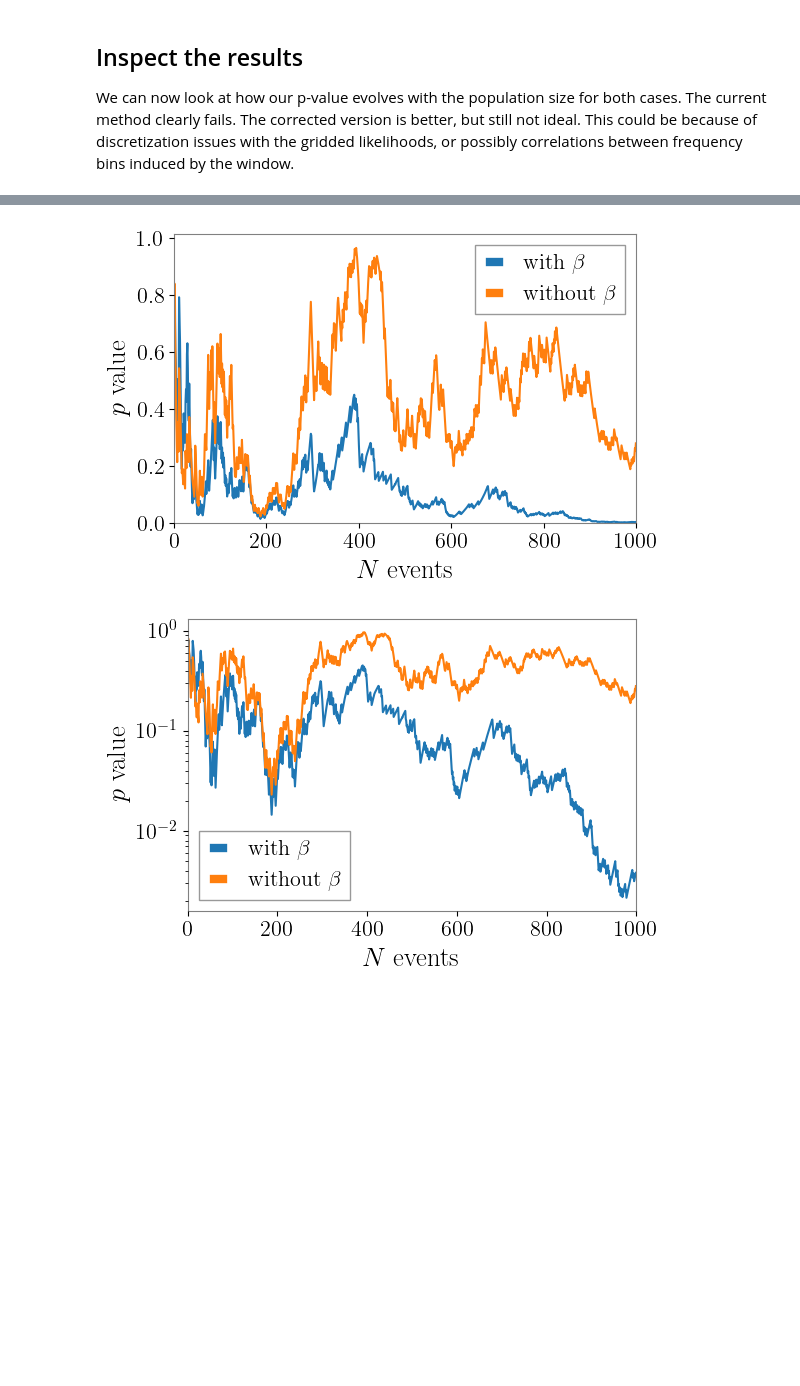
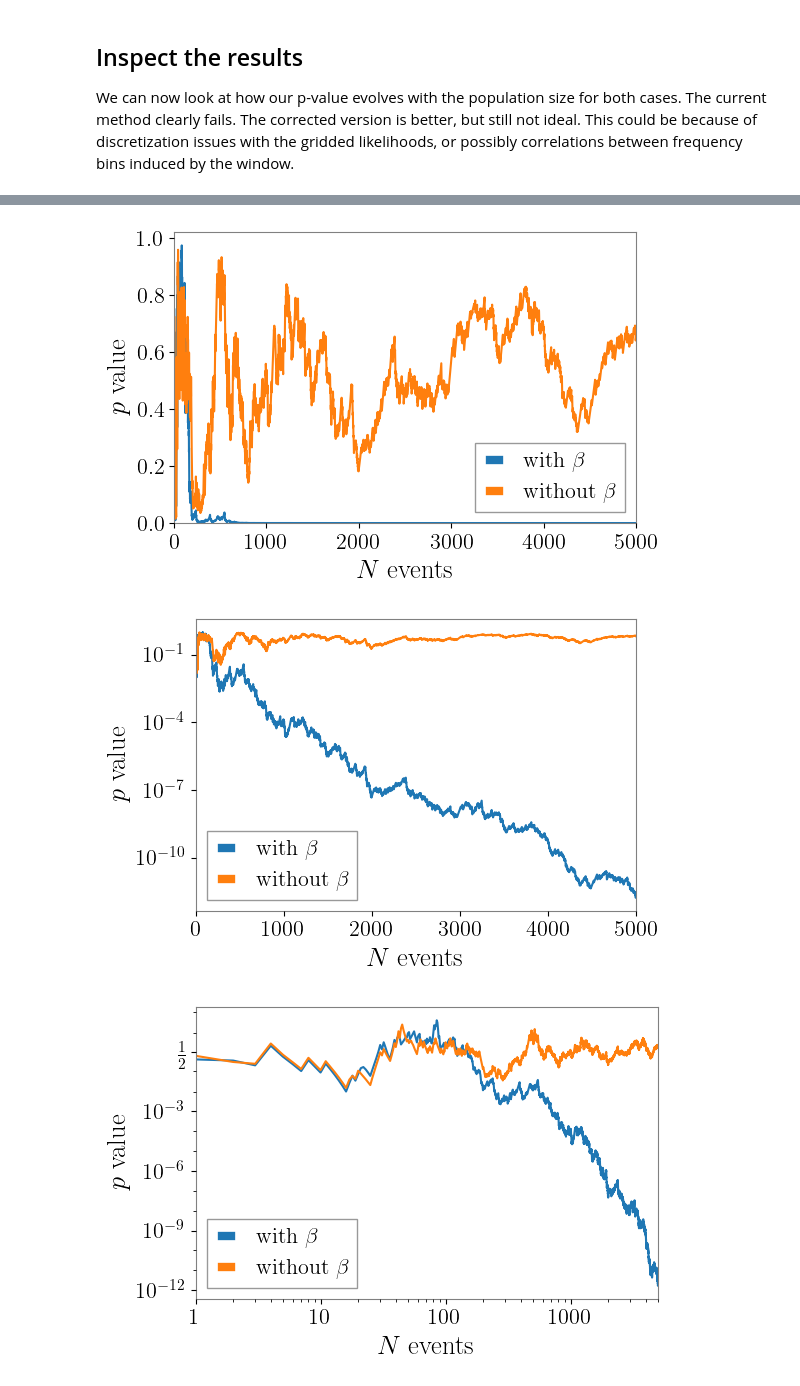
Before and after one commit to ColmTalbot/windowing-in-parameter-estimation, a Jupyter notebook: notebooks/window_factor_pp_test.ipynb, the cells around one changed output, grey strips where cells are left out. Saved outputs shown, nothing was run; the diff lists cells and outputs as text; code cells hidden in the pictures; blank space fills up the shorter version.

Commit message:
Increase the number of events in pp test

```diff
--- a/notebooks/window_factor_pp_test.ipynb
+++ b/notebooks/window_factor_pp_test.ipynb
@@ -122,13 +122,14 @@ cumulative_beta = list()
 
 CORRECTION = False
 
-for _ in trange(1000):
+ifos = bilby.gw.detector.InterferometerList(["H1", "L1", "V1"])
+
+for _ in trange(5000):
 
     distance = prior.sample()
     injection_parameters["luminosity_distance"] = distance
     injections.append(distance)
 
-    ifos = bilby.gw.detector.InterferometerList(["H1", "L1", "V1"])
     ifos.set_strain_data_from_power_spectral_densities(
         sampling_frequency=sampling_frequency,
         duration=duration,
@@ -222,28 +223,43 @@ plt.close()
 # %%
 fig = plt.figure(figsize=(6, 4))
 plt.plot(cumulative, label="with $\\beta$")
 plt.plot(cumulative_beta, label="without $\\beta$")
 plt.xlim(0, len(cumulative))
 plt.ylim(0)
 plt.xlabel("$N$ events")
 plt.ylabel("$p$ value")
 plt.legend(loc="best")
 plt.tight_layout()
-plt.savefig("p-value-vs-n.pdf")
+# plt.savefig("p-value-vs-n.pdf")
 plt.show()
 plt.close()
 
 fig = plt.figure(figsize=(6, 4))
 plt.plot(cumulative, label="with $\\beta$")
 plt.plot(cumulative_beta, label="without $\\beta$")
 plt.xlim(0, len(cumulative))
 plt.xlabel("$N$ events")
 plt.ylabel("$p$ value")
 plt.legend(loc="best")
 plt.yscale("log")
 plt.tight_layout()
 plt.show()
 plt.close()
+
+fig = plt.figure(figsize=(6, 4))
+plt.plot(np.arange(len(cumulative)) + 1, cumulative, label="with $\\beta$")
+plt.plot(np.arange(len(cumulative)) + 1, cumulative_beta, label="without $\\beta$")
+plt.xlim(1, len(cumulative))
+plt.xlabel("$N$ events")
+plt.ylabel("$p$ value")
+plt.legend(loc="best")
+plt.xscale("log")
+plt.yscale("logit")
+plt.tight_layout()
+plt.savefig("p-value-vs-n.pdf")
+plt.show()
+plt.close()
 # %% [output]
-[figure, old version]
+[figure, new version]
-[figure, old version]
+[figure, new version]
+[figure, added]
```
Also changed, not shown: parts of 2 cells of this notebook.
